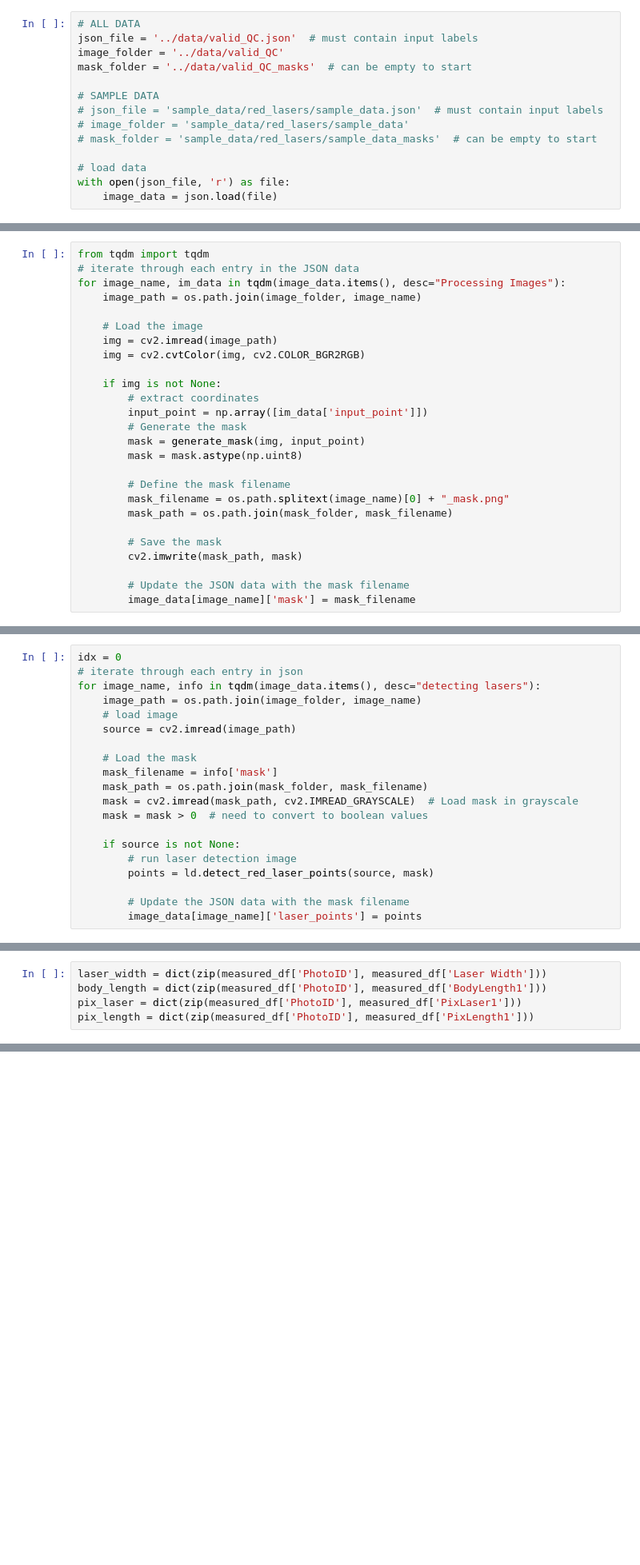
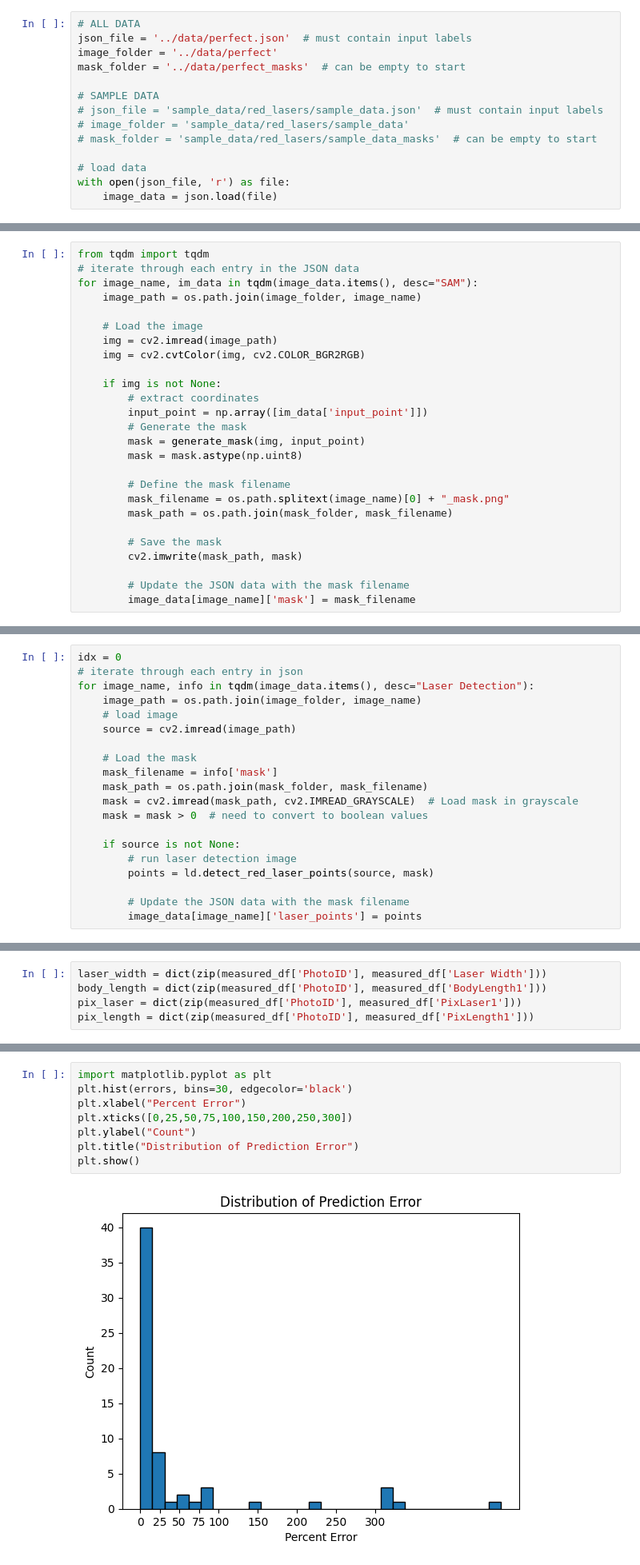
Before and after one commit to jbrandinger/chimpanzee-size-estimation, a Jupyter notebook: final_pipeline.ipynb, the cells around one changed output, grey strips where cells are left out. Shown at 80% size. Saved outputs shown, nothing was run; the diff lists cells and outputs as text; blank space fills up the shorter version.

```diff
--- a/final_pipeline.ipynb
+++ b/final_pipeline.ipynb
@@ -29,9 +29,9 @@ run: 'python3 label.py' to get json of image names and input points (change path
 The below are modifiable variables you can change depending on what dataset you are running
 # %%
 # ALL DATA
-json_file = '../data/valid_QC.json'  # must contain input labels
-image_folder = '../data/valid_QC'
-mask_folder = '../data/valid_QC_masks'  # can be empty to start
+json_file = '../data/perfect.json'  # must contain input labels
+image_folder = '../data/perfect'
+mask_folder = '../data/perfect_masks'  # can be empty to start
 
 # SAMPLE DATA
 # json_file = 'sample_data/red_lasers/sample_data.json'  # must contain input labels
@@ -76,7 +76,7 @@ Iterate through images and get mask
 # %%
 from tqdm import tqdm
 # iterate through each entry in the JSON data
-for image_name, im_data in tqdm(image_data.items(), desc="Processing Images"):
+for image_name, im_data in tqdm(image_data.items(), desc="SAM"):
     image_path = os.path.join(image_folder, image_name)
 
     # Load the image
@@ -104,7 +104,7 @@ for image_name, im_data in tqdm(image_data.items(), desc="Processing Images"):
 # %%
 idx = 0
 # iterate through each entry in json
-for image_name, info in tqdm(image_data.items(), desc="detecting lasers"):
+for image_name, info in tqdm(image_data.items(), desc="Laser Detection"):
     image_path = os.path.join(image_folder, image_name)
     # load image
     source = cv2.imread(image_path)
@@ -280,3 +257,13 @@ Predicted: 64.92837837837837     Actual: 61.70133333     Error = 0.052
+# %%
+import matplotlib.pyplot as plt
+plt.hist(errors, bins=30, edgecolor='black')
+plt.xlabel("Percent Error")
+plt.xticks([0,25,50,75,100,150,200,250,300])
+plt.ylabel("Count")
+plt.title("Distribution of Prediction Error")
+plt.show()
+# %% [output]
+[figure, added]
 # %% [markdown]
 ### Save final results
 # %%
```
Also changed, not shown: parts of 6 cells of this notebook, 1 other file.
